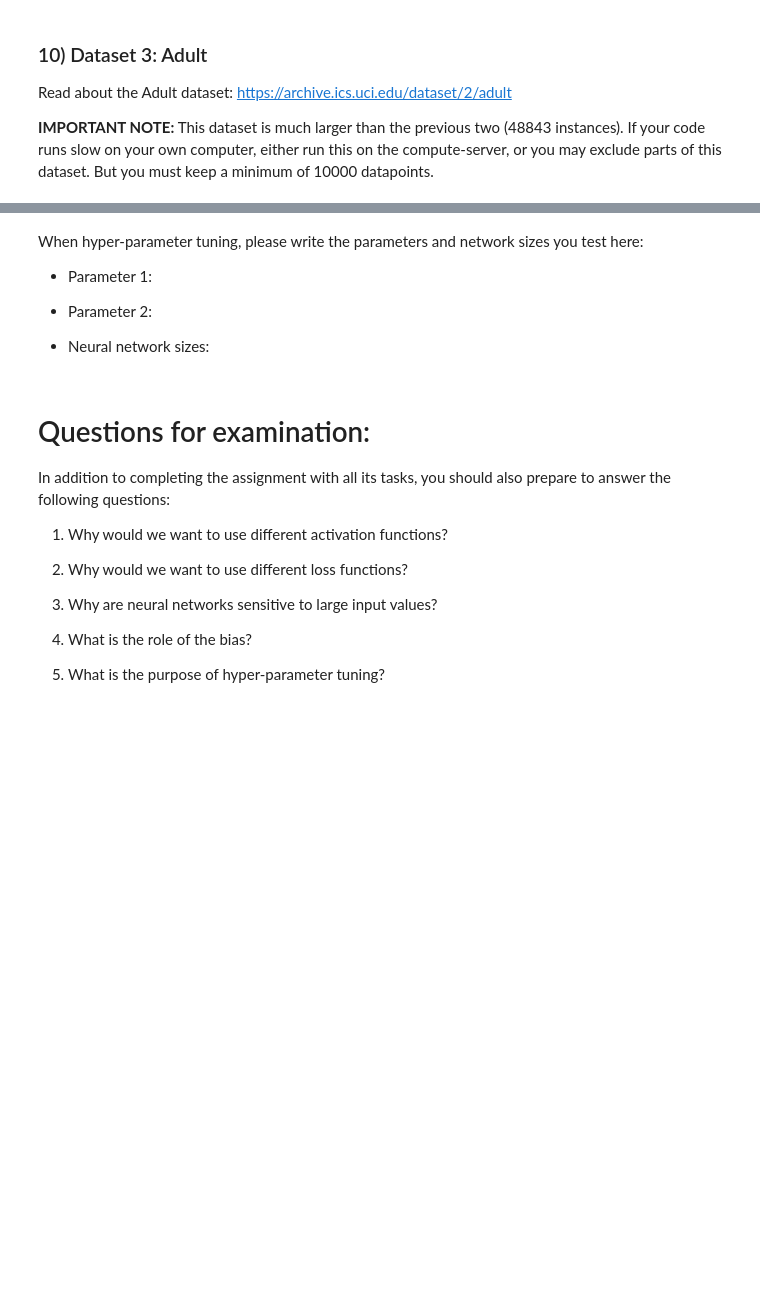
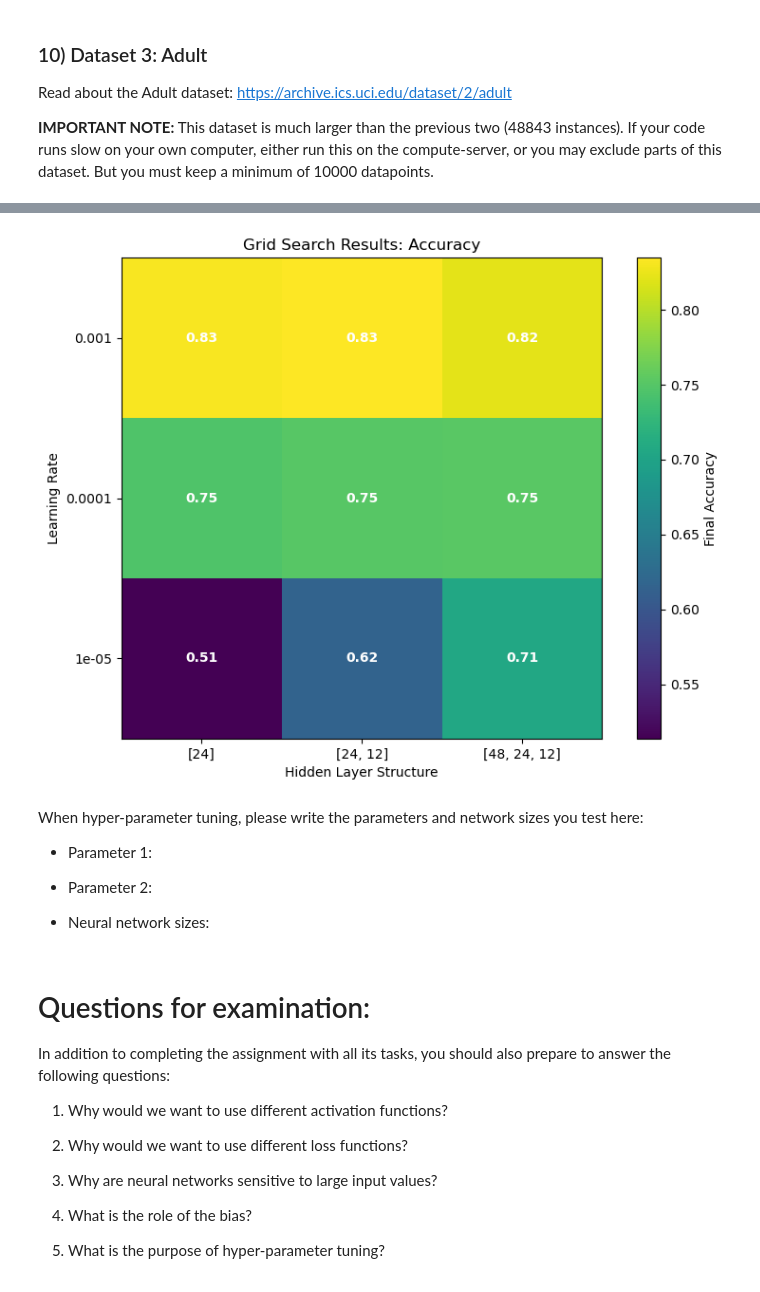
Before and after one commit to iM0ritz/MachineLearning, a Jupyter notebook: Assignment3/ML-Assignment 3-Moritz_Schlitter-Ben_Ertugrul.ipynb, the cells around one changed output, grey strips where cells are left out. Cells and saved outputs as stored; diff of their text form; code cells hidden in the pictures; blank space fills up the shorter version.

Commit message:
basic training loop for dataset 3

```diff
--- a/Assignment3/ML-Assignment 3-Moritz_Schlitter-Ben_Ertugrul.ipynb
+++ b/Assignment3/ML-Assignment 3-Moritz_Schlitter-Ben_Ertugrul.ipynb
@@ -737,13 +737,86 @@ Read about the Adult dataset: https://archive.ics.uci.edu/dataset/2/adult
 from sklearn import preprocessing # For one-hot-encoding and scaling if needed
 from sklearn.model_selection import train_test_split
 
-dataset_3 = pd.read(...) # TODO: Read the data.
+dataset_3 = pd.read_csv("adult.csv") # TODO: Read the data.
 
 # TODO: Preprocess the data.
 # NOTE: You can choose how to handle data with missing values. Either remove or "fix" the missing data.
+# drop rows with missing values
+dataset_3 = dataset_3.replace(to_replace='?', value=np.nan)
+dataset_3 = dataset_3.dropna().reset_index(drop=True)
+# one-hot encode all categorical columns
+dataset_3 = pd.get_dummies(dataset_3)
+dataset_3 = dataset_3.to_numpy()
+# keep only 10000 points
+dataset_3 = dataset_3[:10000]
+X, y = dataset_3[:,:-2], dataset_3[:,-2:].astype(np.float64)
+# Test train split
+x_train, x_test, y_train, y_test = train_test_split(
+    X, y, test_size=0.2, random_state=42
+)
 
-# TODO: Split the data into train and test
+# Scale data
+scaler = preprocessing.StandardScaler()
+x_train_scaled = scaler.fit_transform(x_train)
+x_test_scaled = scaler.transform(x_test)
 
+# Neural Network setup
+input_dim = x_train.shape[1]
+
+nn = NeuralNet(input_dim, num_classes, [24])
+
+_, acc_history = nn.train_net(
+    x_train_scaled,
+    y_train,
+    batch_size=32,
+    epochs=50,
+    learning_rate=0.001,
+    use_validation_data=False
+)
+
+# Store the FINAL accuracy achieved in the matrix
+# (You could also use max(acc_history) if you prefer peak performance)
+final_accuracy = acc_history[-1]
+results_matrix[i, j] = final_accuracy
+
+print(f" Done! Accuracy: {final_accuracy:.4f}")
+
+print("-" * 30)
+print("Grid Search Complete.")
+
+# Plot
+fig, ax = plt.subplots(figsize=(8, 6))
+
+# Create the heatmap
+cax = ax.imshow(results_matrix, cmap='viridis', interpolation='nearest')
+
+# Add a colorbar to show the scale
+cbar = fig.colorbar(cax)
+cbar.set_label('Final Accuracy')
+
+# Set ticks and labels
+ax.set_xticks(np.arange(len(hidden_structures)))
+ax.set_yticks(np.arange(len(learning_rates)))
+
+# Label the ticks with the actual parameter values
+# Convert list representations to strings for the labels
+structure_labels = [str(s) for s in hidden_structures]
+ax.set_xticklabels(structure_labels)
+ax.set_yticklabels(learning_rates)
+
+# Axis Titles
+ax.set_xlabel("Hidden Layer Structure")
+ax.set_ylabel("Learning Rate")
+ax.set_title("Grid Search Results: Accuracy")
+
+# Add text annotations inside each square
+for i in range(len(learning_rates)):
+    for j in range(len(hidden_structures)):
+        text = ax.text(j, i, f"{results_matrix[i, j]:.2f}",
+                       ha="center", va="center", color="w", fontweight="bold")
+
+plt.tight_layout()
+plt.show()
 # TODO: Train a neural network on the data
 
 # TODO: Visualize the loss for each epoch
@@ -754,3 +843,4 @@ AttributeError: module 'pandas' has no attribute 'read'
+[figure, added]
 # %% [markdown]
 When hyper-parameter tuning, please write the parameters and network sizes you test here:
 
```
Also changed, not shown: parts of 6 cells of this notebook.
